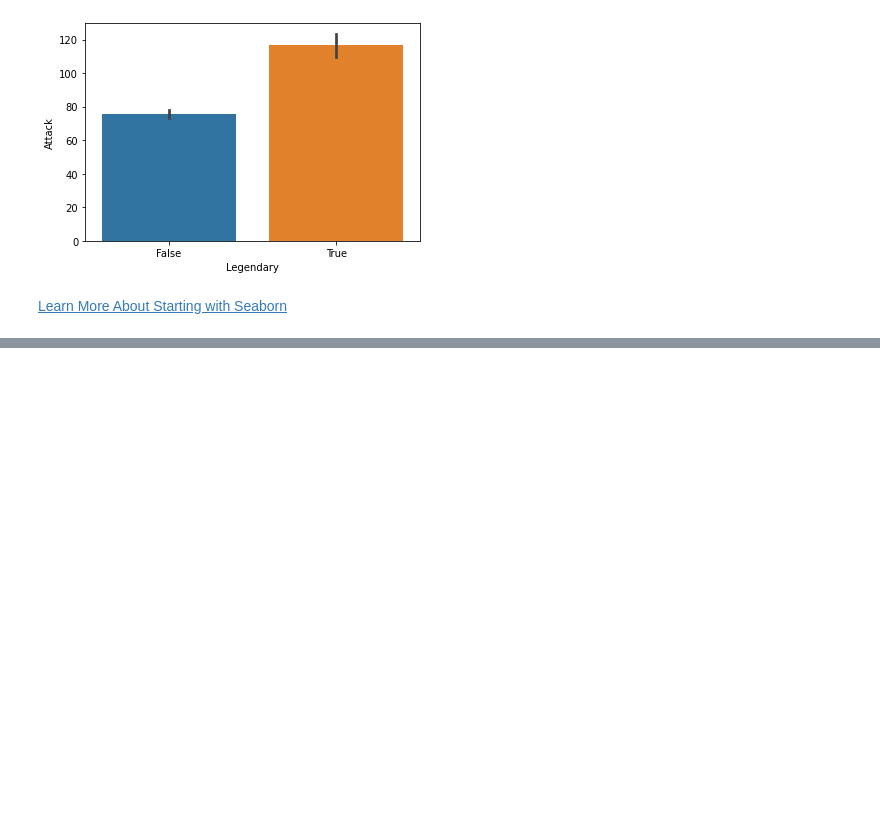
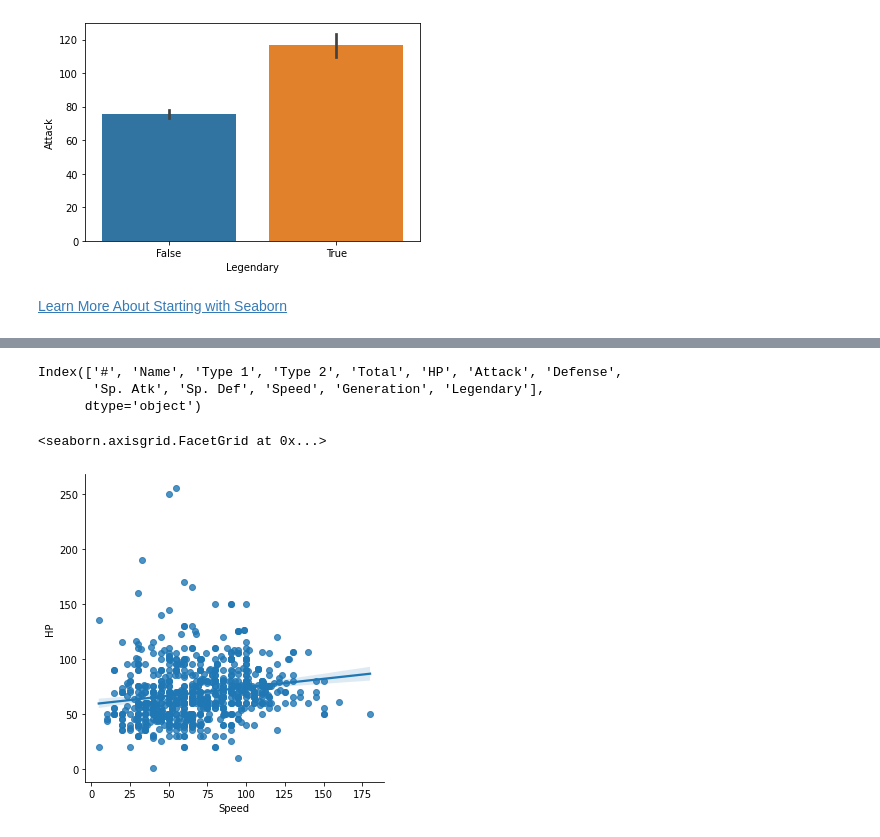
Before and after one commit to puvvadasaikiran/ML-AI-Learnings-Experimentation, a Jupyter notebook: Seaborn-Matplotlib/Seaborn-Matplotlib-Data Visualization-Basic.ipynb, the cells around one changed output, grey strips where cells are left out. Saved outputs shown, nothing was run; the diff lists cells and outputs as text; code cells hidden in the pictures; blank space fills up the shorter version.

```diff
--- a/Seaborn-Matplotlib/Seaborn-Matplotlib-Data Visualization-Basic.ipynb
+++ b/Seaborn-Matplotlib/Seaborn-Matplotlib-Data Visualization-Basic.ipynb
@@ -251,0 +264,11 @@ sns.barplot(data['Legendary'], data['Attack'])
+# %%
+data.columns
+# %% [output]
+Index(['#', 'Name', 'Type 1', 'Type 2', 'Total', 'HP', 'Attack', 'Defense',
+       'Sp. Atk', 'Sp. Def', 'Speed', 'Generation', 'Legendary'],
+      dtype='object')
+# %%
+sns.lmplot(x='Speed',y='HP',data=data,)
+# %% [output]
+<seaborn.axisgrid.FacetGrid at 0x...>
+[figure, added]
```
Also changed, not shown: parts of 5 cells of this notebook.
